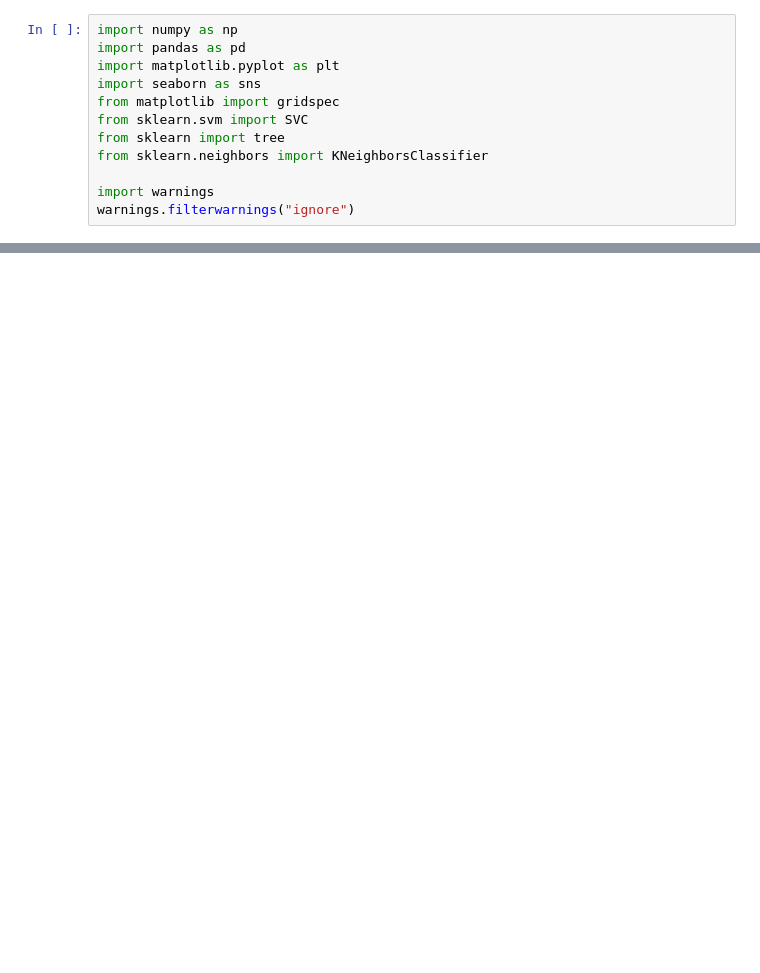
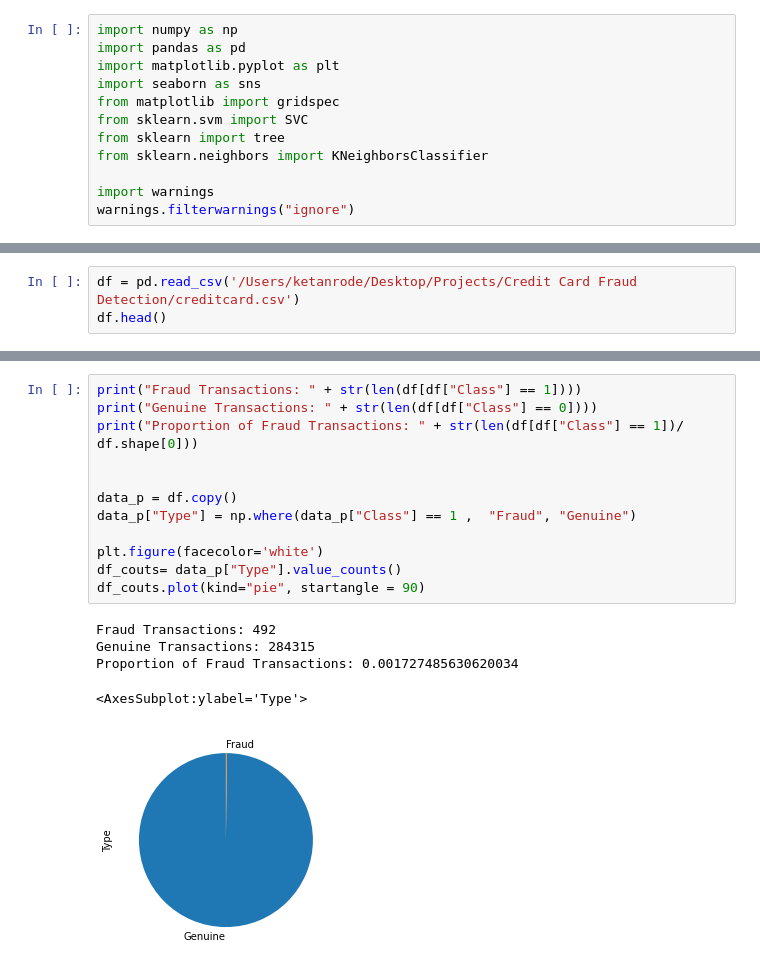
Before and after one commit to rodeketan/CC_Fraud_Detector, a Jupyter notebook: code_1.ipynb, the cells around one changed output, grey strips where cells are left out. Drawn from its saved outputs; the diff is of its cells as text; blank space fills up the shorter version.

```diff
--- a/code_1.ipynb
+++ b/code_1.ipynb
@@ -359,0 +13,3 @@ res_table_2
+# %%
+df = pd.read_csv('/Users/ketanrode/Desktop/Projects/Credit Card Fraud Detection/creditcard.csv')
+df.head()
@@ -359,0 +37,18 @@ res_table_2
+# %%
+print("Fraud Transactions: " + str(len(df[df["Class"] == 1])))
+print("Genuine Transactions: " + str(len(df[df["Class"] == 0])))
+print("Proportion of Fraud Transactions: " + str(len(df[df["Class"] == 1])/ df.shape[0]))
+
+
+data_p = df.copy()
+data_p["Type"] = np.where(data_p["Class"] == 1 ,  "Fraud", "Genuine")
+
+plt.figure(facecolor='white')
+df_couts= data_p["Type"].value_counts()
+df_couts.plot(kind="pie", startangle = 90)
+# %% [output]
+Fraud Transactions: 492
+Genuine Transactions: 284315
+Proportion of Fraud Transactions: 0.001727485630620034
+<AxesSubplot:ylabel='Type'>
+[figure, added]
```
Also changed, not shown: parts of 58 cells of this notebook.
